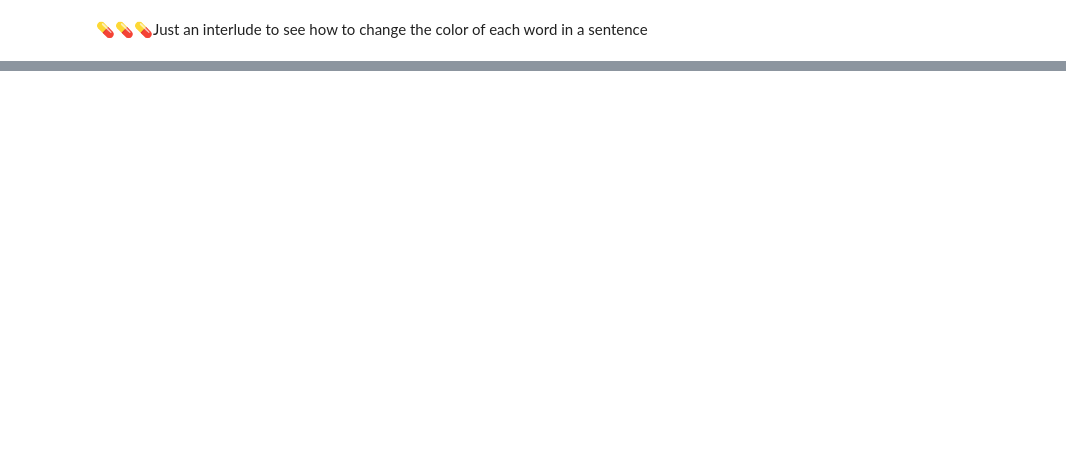
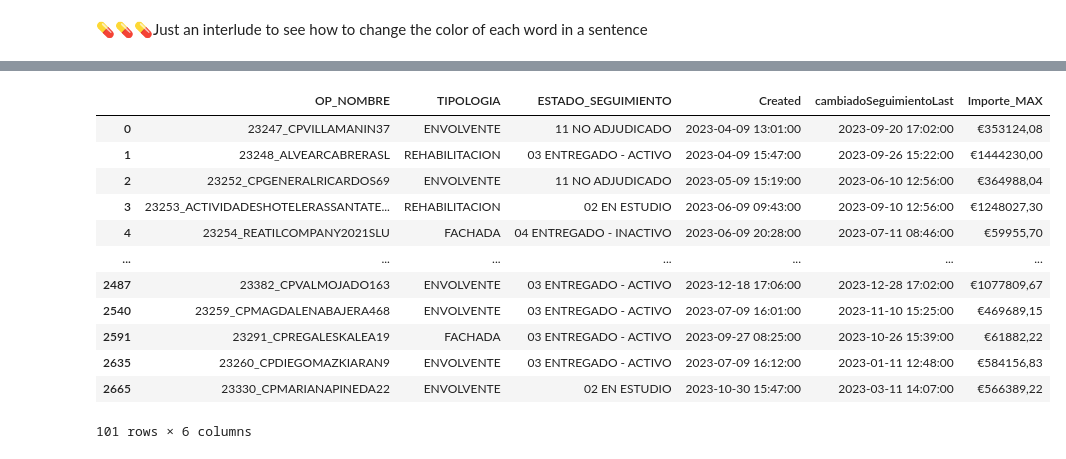
Before and after one commit to alvarohernandezalt/matplotlib_thePathof, a Jupyter notebook: 01_OOP_InterfacesDesign/AB_Appearance_TicksGridsAxes.ipynb, the cells around one changed output, grey strips where cells are left out. Drawn from its saved outputs; the diff is of its cells as text; code cells hidden in the pictures; blank space fills up the shorter version.

```diff
--- a/01_OOP_InterfacesDesign/AB_Appearance_TicksGridsAxes.ipynb
+++ b/01_OOP_InterfacesDesign/AB_Appearance_TicksGridsAxes.ipynb
@@ -714,0 +746,5 @@ plt.show()
+# %%
+# Let's use some timebased data
+url = "https://raw.githubusercontent.com/alvarohernandezalt/matplotlib_thePathof/main/data/hrp_state.csv"
+df = pd.read_csv(url, parse_dates = ['cambiadoSeguimientoLast', 'Created'])
+df
@@ -714,0 +765,17 @@ plt.show()
+# %%
+df_clean = df.drop_duplicates(subset='Created')
+df_clean
+# %% [output]
+|  | OP_NOMBRE | TIPOLOGIA | ESTADO_SEGUIMIENTO | Created | cambiadoSeguimientoLast | Importe_MAX |
+| 0 | 23247_CPVILLAMANIN37 | ENVOLVENTE | 11 NO ADJUDICADO | 2023-04-09 13:01:00 | 2023-09-20 17:02:00 | €353124,08 |
+| 1 | 23248_ALVEARCABRERASL | REHABILITACION | 03 ENTREGADO - ACTIVO | 2023-04-09 15:47:00 | 2023-09-26 15:22:00 | €1444230,00 |
+| 2 | 23252_CPGENERALRICARDOS69 | ENVOLVENTE | 11 NO ADJUDICADO | 2023-05-09 15:19:00 | 2023-06-10 12:56:00 | €364988,04 |
+| 3 | 23253_ACTIVIDADESHOTELERASSANTATE... | REHABILITACION | 02 EN ESTUDIO | 2023-06-09 09:43:00 | 2023-09-10 12:56:00 | €1248027,30 |
+| 4 | 23254_REATILCOMPANY2021SLU | FACHADA | 04 ENTREGADO - INACTIVO | 2023-06-09 20:28:00 | 2023-07-11 08:46:00 | €59955,70 |
+| ... | ... | ... | ... | ... | ... | ... |
+| 2487 | 23382_CPVALMOJADO163 | ENVOLVENTE | 03 ENTREGADO - ACTIVO | 2023-12-18 17:06:00 | 2023-12-28 17:02:00 | €1077809,67 |
+| 2540 | 23259_CPMAGDALENABAJERA468 | ENVOLVENTE | 03 ENTREGADO - ACTIVO | 2023-07-09 16:01:00 | 2023-11-10 15:25:00 | €469689,15 |
+| 2591 | 23291_CPREGALESKALEA19 | FACHADA | 03 ENTREGADO - ACTIVO | 2023-09-27 08:25:00 | 2023-10-26 15:39:00 | €61882,22 |
+| 2635 | 23260_CPDIEGOMAZKIARAN9 | ENVOLVENTE | 03 ENTREGADO - ACTIVO | 2023-07-09 16:12:00 | 2023-01-11 12:48:00 | €584156,83 |
+| 2665 | 23330_CPMARIANAPINEDA22 | ENVOLVENTE | 02 EN ESTUDIO | 2023-10-30 15:47:00 | 2023-03-11 14:07:00 | €566389,22 |
+101 rows × 6 columns
```
Also changed, not shown: parts of 7 cells of this notebook.
